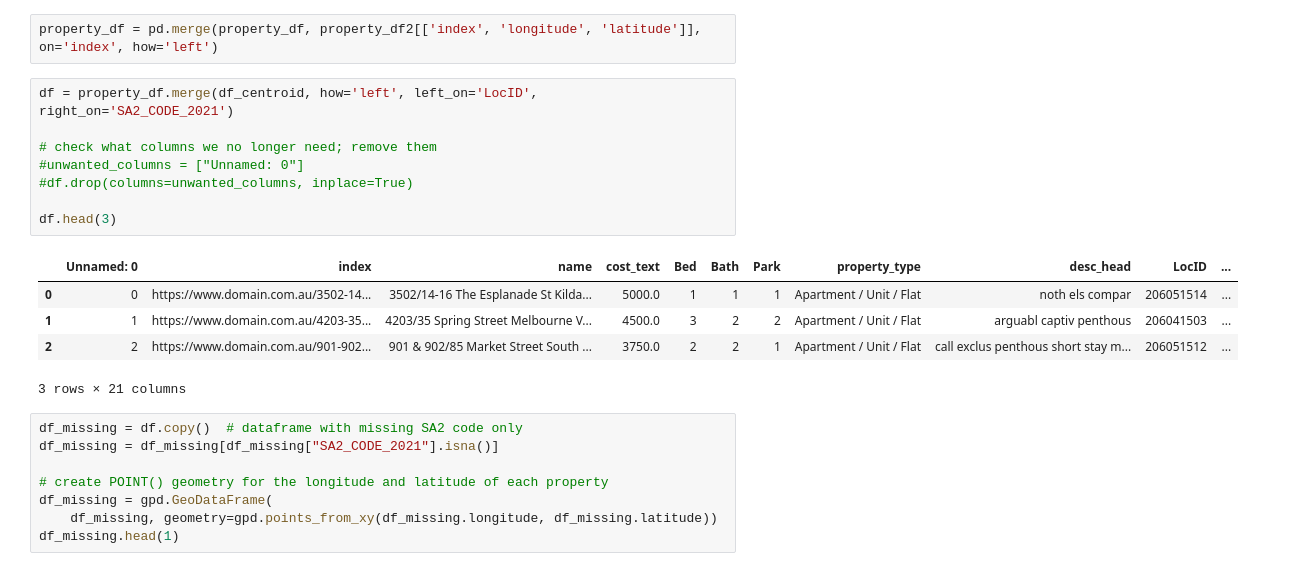
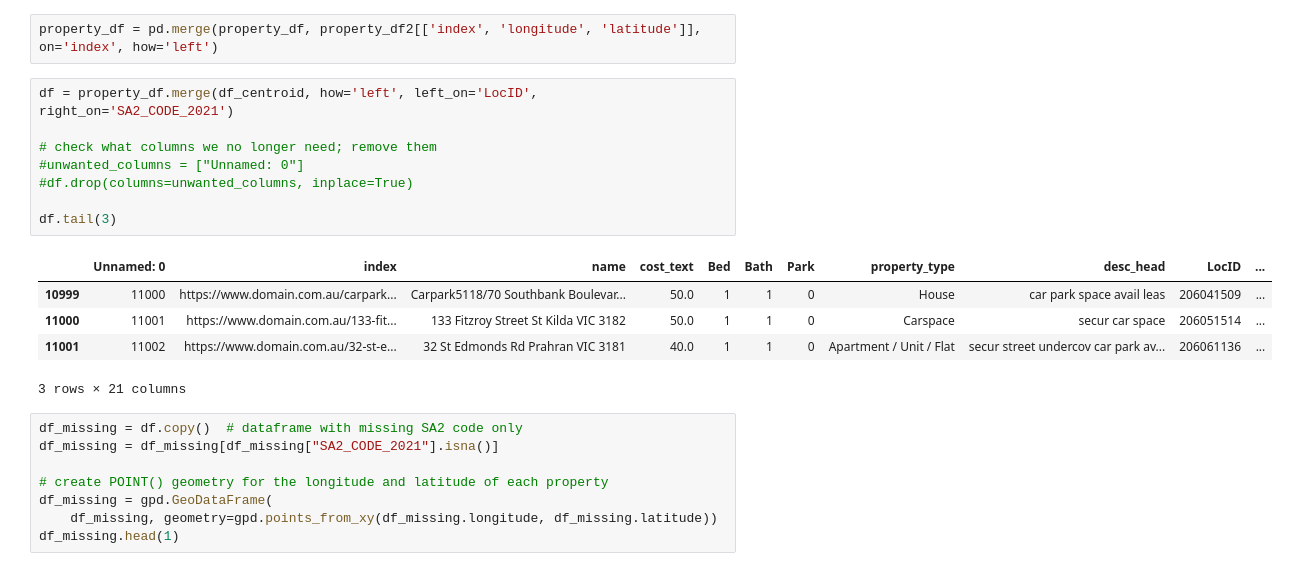
Before and after one commit to MAST30034-Applied-Data-Science/generic-real-estate-consulting-project-group-30, a Jupyter notebook: notebooks/join_datasets.ipynb, the cells around one changed output. Drawn from its saved outputs; the diff is of its cells as text.

```diff
--- a/notebooks/join_datasets.ipynb
+++ b/notebooks/join_datasets.ipynb
@@ -62,16 +71,16 @@ property_df = pd.merge(property_df, property_df2[['index', 'longitude', 'latitud
 # %%
 df = property_df.merge(df_centroid, how='left', left_on='LocID', right_on='SA2_CODE_2021')
 
 # check what columns we no longer need; remove them
 #unwanted_columns = ["Unnamed: 0"]
 #df.drop(columns=unwanted_columns, inplace=True)
 
-df.head(3)
+df.tail(3)
 # %% [output]
 |  | Unnamed: 0 | index | name | cost_text | Bed | Bath | Park | property_type | desc_head | LocID | ... |
-| 0 | 0 | https://www.domain.com.au/3502-14... | 3502/14-16 The Esplanade St Kilda... | 5000.0 | 1 | 1 | 1 | Apartment / Unit / Flat | noth els compar | 206051514 | ... |
-| 1 | 1 | https://www.domain.com.au/4203-35... | 4203/35 Spring Street Melbourne V... | 4500.0 | 3 | 2 | 2 | Apartment / Unit / Flat | arguabl captiv penthous | 206041503 | ... |
-| 2 | 2 | https://www.domain.com.au/901-902... | 901 & 902/85 Market Street South ... | 3750.0 | 2 | 2 | 1 | Apartment / Unit / Flat | call exclus penthous short stay m... | 206051512 | ... |
+| 10999 | 11000 | https://www.domain.com.au/carpark... | Carpark5118/70 Southbank Boulevar... | 50.0 | 1 | 1 | 0 | House | car park space avail leas | 206041509 | ... |
+| 11000 | 11001 | https://www.domain.com.au/133-fit... | 133 Fitzroy Street St Kilda VIC 3182 | 50.0 | 1 | 1 | 0 | Carspace | secur car space | 206051514 | ... |
+| 11001 | 11002 | https://www.domain.com.au/32-st-e... | 32 St Edmonds Rd Prahran VIC 3181 | 40.0 | 1 | 1 | 0 | Apartment / Unit / Flat | secur street undercov car park av... | 206061136 | ... |
 3 rows × 21 columns
 # %%
 df_missing = df.copy()  # dataframe with missing SA2 code only
```
Also changed, not shown: parts of 14 cells of this notebook.
